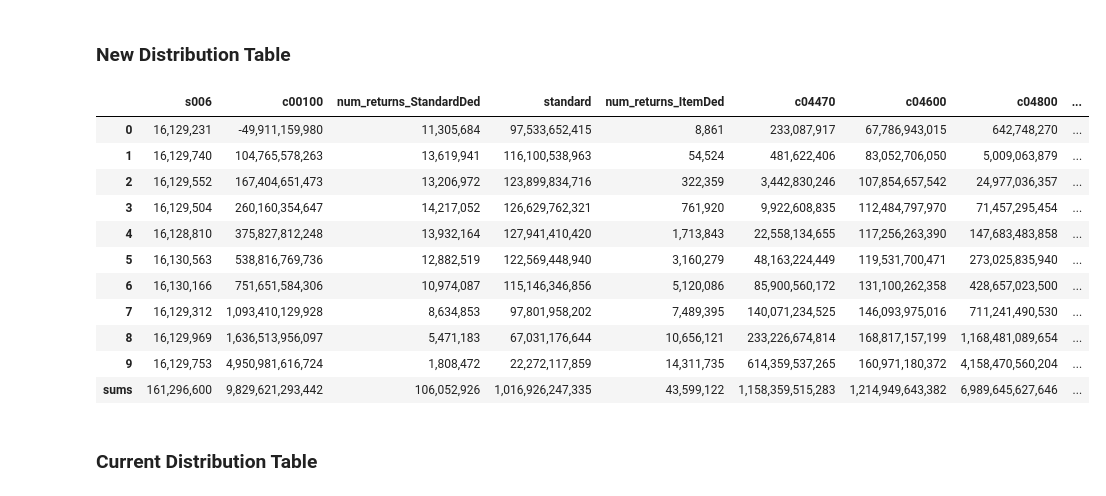
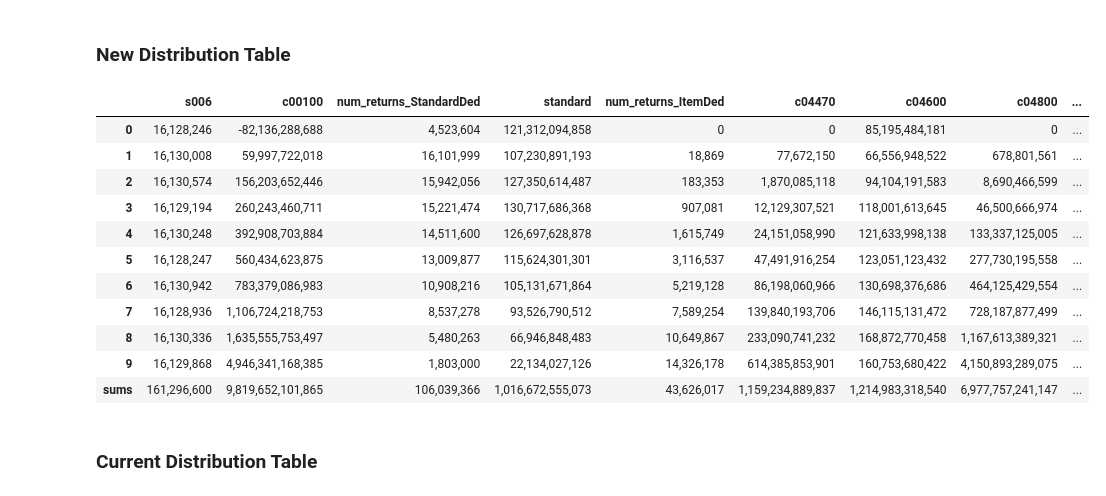
Before and after one commit to andersonfrailey/Notebook-Uploads, a Jupyter notebook: 2011 PUF Comparisons.ipynb, the cells around one changed output. Saved outputs shown, nothing was run; the diff lists cells and outputs as text; code cells hidden in the pictures.

```diff
--- a/2011 PUF Comparisons.ipynb
+++ b/2011 PUF Comparisons.ipynb
@@ -42,8 +42,10 @@ growf = Growfactors('../taxdata/stage1/growfactors.csv')
 rec = Records(puf, gfactors=growf,
               weights=wt, adjust_ratios=adj,
               start_year=2011)
-pol = Policy(gfactors=growf, start_year=2011, num_years=14)
-calc_new = Calculator(records=rec, policy=pol)
+pol = Policy(gfactors=growf, start_year=2011, num_years=16)
+consump = Consumption(start_year=2011, num_years=16)
+behave = Behavior(start_year=2011, num_years=16)
+calc_new = Calculator(records=rec, policy=pol, consumption=consump, behavior=behave)
 calc_new.advance_to_year(2014)
 calc_new.calc_all()
 # %% [output]
@@ -53,20 +55,20 @@ Tax-Calculator startup automatically extrapolated your data to 2011.
 ### New Distribution Table
 # %%
 create_distribution_table(calc_new.records, groupby='weighted_deciles',
-                          result_type='weighted_sum')
+                          result_type='weighted_sum', income_measure='c00100')
 # %% [output]
 |  | s006 | c00100 | num_returns_StandardDed | standard | num_returns_ItemDed | c04470 | c04600 | c04800 | ... |
-| 0 | 16,129,231 | -49,911,159,980 | 11,305,684 | 97,533,652,415 | 8,861 | 233,087,917 | 67,786,943,015 | 642,748,270 | ... |
-| 1 | 16,129,740 | 104,765,578,263 | 13,619,941 | 116,100,538,963 | 54,524 | 481,622,406 | 83,052,706,050 | 5,009,063,879 | ... |
-| 2 | 16,129,552 | 167,404,651,473 | 13,206,972 | 123,899,834,716 | 322,359 | 3,442,830,246 | 107,854,657,542 | 24,977,036,357 | ... |
-| 3 | 16,129,504 | 260,160,354,647 | 14,217,052 | 126,629,762,321 | 761,920 | 9,922,608,835 | 112,484,797,970 | 71,457,295,454 | ... |
-| 4 | 16,128,810 | 375,827,812,248 | 13,932,164 | 127,941,410,420 | 1,713,843 | 22,558,134,655 | 117,256,263,390 | 147,683,483,858 | ... |
-| 5 | 16,130,563 | 538,816,769,736 | 12,882,519 | 122,569,448,940 | 3,160,279 | 48,163,224,449 | 119,531,700,471 | 273,025,835,940 | ... |
-| 6 | 16,130,166 | 751,651,584,306 | 10,974,087 | 115,146,346,856 | 5,120,086 | 85,900,560,172 | 131,100,262,358 | 428,657,023,500 | ... |
-| 7 | 16,129,312 | 1,093,410,129,928 | 8,634,853 | 97,801,958,202 | 7,489,395 | 140,071,234,525 | 146,093,975,016 | 711,241,490,530 | ... |
-| 8 | 16,129,969 | 1,636,513,956,097 | 5,471,183 | 67,031,176,644 | 10,656,121 | 233,226,674,814 | 168,817,157,199 | 1,168,481,089,654 | ... |
-| 9 | 16,129,753 | 4,950,981,616,724 | 1,808,472 | 22,272,117,859 | 14,311,735 | 614,359,537,265 | 160,971,180,372 | 4,158,470,560,204 | ... |
-| sums | 161,296,600 | 9,829,621,293,442 | 106,052,926 | 1,016,926,247,335 | 43,599,122 | 1,158,359,515,283 | 1,214,949,643,382 | 6,989,645,627,646 | ... |
+| 0 | 16,128,246 | -82,136,288,688 | 4,523,604 | 121,312,094,858 | 0 | 0 | 85,195,484,181 | 0 | ... |
+| 1 | 16,130,008 | 59,997,722,018 | 16,101,999 | 107,230,891,193 | 18,869 | 77,672,150 | 66,556,948,522 | 678,801,561 | ... |
+| 2 | 16,130,574 | 156,203,652,446 | 15,942,056 | 127,350,614,487 | 183,353 | 1,870,085,118 | 94,104,191,583 | 8,690,466,599 | ... |
+| 3 | 16,129,194 | 260,243,460,711 | 15,221,474 | 130,717,686,368 | 907,081 | 12,129,307,521 | 118,001,613,645 | 46,500,666,974 | ... |
+| 4 | 16,130,248 | 392,908,703,884 | 14,511,600 | 126,697,628,878 | 1,615,749 | 24,151,058,990 | 121,633,998,138 | 133,337,125,005 | ... |
+| 5 | 16,128,247 | 560,434,623,875 | 13,009,877 | 115,624,301,301 | 3,116,537 | 47,491,916,254 | 123,051,123,432 | 277,730,195,558 | ... |
+| 6 | 16,130,942 | 783,379,086,983 | 10,908,216 | 105,131,671,864 | 5,219,128 | 86,198,060,966 | 130,698,376,686 | 464,125,429,554 | ... |
+| 7 | 16,128,936 | 1,106,724,218,753 | 8,537,278 | 93,526,790,512 | 7,589,254 | 139,840,193,706 | 146,115,131,472 | 728,187,877,499 | ... |
+| 8 | 16,130,336 | 1,635,555,753,497 | 5,480,263 | 66,946,848,483 | 10,649,867 | 233,090,741,232 | 168,872,770,458 | 1,167,613,389,321 | ... |
+| 9 | 16,129,868 | 4,946,341,168,385 | 1,803,000 | 22,134,027,126 | 14,326,178 | 614,385,853,901 | 160,753,680,422 | 4,150,893,289,075 | ... |
+| sums | 161,296,600 | 9,819,652,101,865 | 106,039,366 | 1,016,672,555,073 | 43,626,017 | 1,159,234,889,837 | 1,214,983,318,540 | 6,977,757,241,147 | ... |
 # %% [markdown]
 ### Current Distribution Table
 # %%
```
Also changed, not shown: parts of 11 cells of this notebook.
